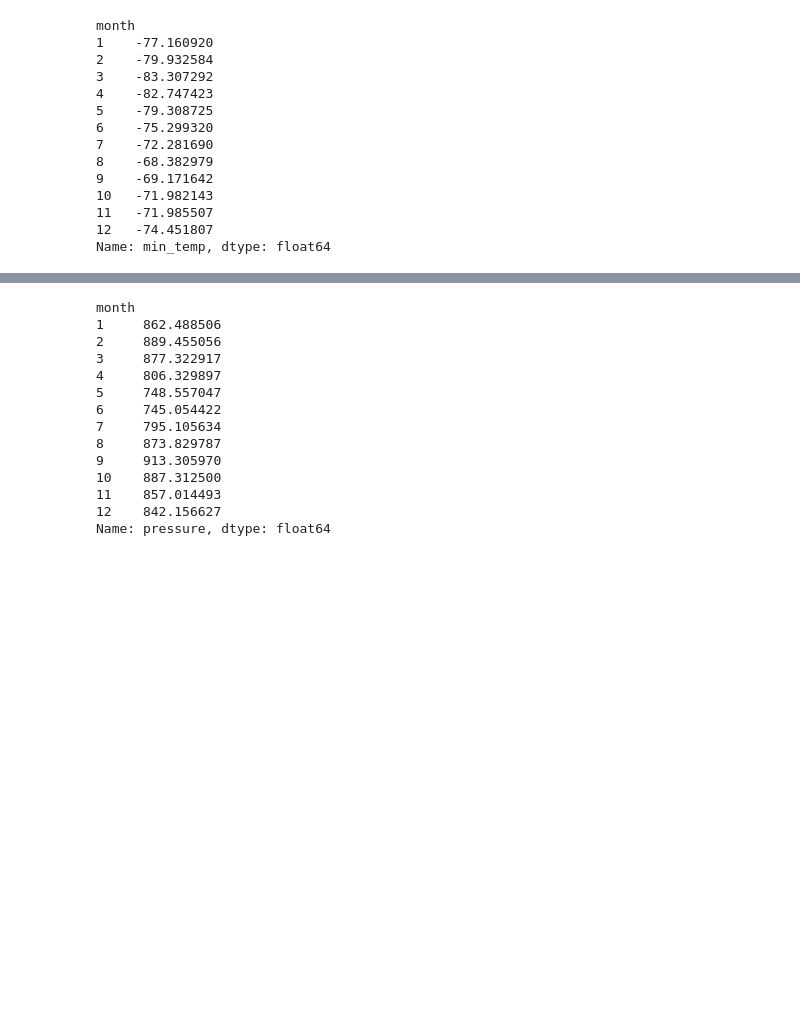
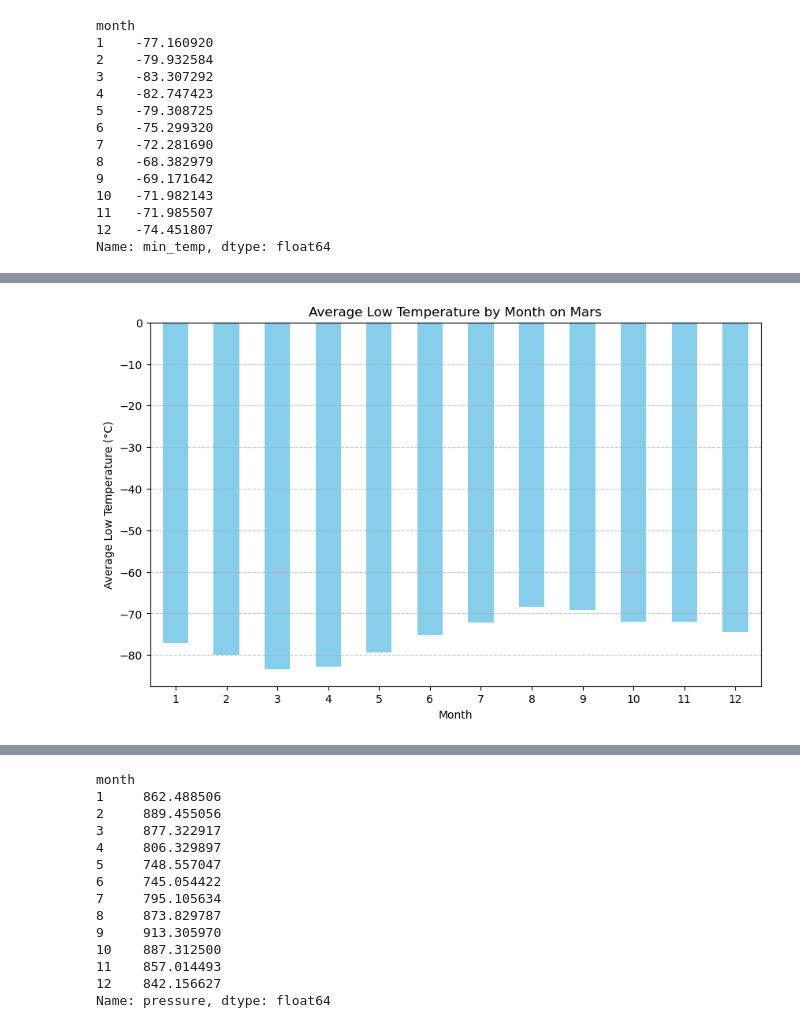
Before and after one commit to kristinaabramoff/mars_data_scraping_analysis, a Jupyter notebook: part_2_mars_weather.ipynb, the cells around one changed output, grey strips where cells are left out. Drawn from its saved outputs; the diff is of its cells as text; code cells hidden in the pictures; blank space fills up the shorter version.

```diff
--- a/part_2_mars_weather.ipynb
+++ b/part_2_mars_weather.ipynb
@@ -81,3 +81,4 @@ Assemble the scraped data into a Pandas DataFrame. The columns should have the s
 * `pressure`: The atmospheric pressure at Curiosity's location
 # %%
 # Create a Pandas DataFrame by using the list of rows and a list of the column names
+df= pd.read_html(url)
@@ -92,0 +85,4 @@ Assemble the scraped data into a Pandas DataFrame. The columns should have the s
+# %%
+# select first table and print dataframe
+mars_df = df[0]
+mars_df
@@ -111,0 +132,10 @@ dtype: object
+# %%
+# Change data types for data analysis
+# Convert 'sol' to integer type
+mars_df['sol'] = mars_df['sol'].astype(int)
+
+# Convert 'terrestrial_date' to datetime type
+mars_df['terrestrial_date'] = pd.to_datetime(mars_df['terrestrial_date'])
+
+# Display the updated data types in the specified format
+print(mars_df.dtypes)
@@ -157,7 +204,9 @@ Name: month, dtype: int64
 # %% [output]
 1867
 # %%
-# 3. What is the average low temperature by month?
+# Calculate the average low temperature for each month
+average_low = mars_df.groupby('month')['min_temp'].mean()
+average_low
 # %% [output]
 month
 1    -77.160920
@@ -179,0 +225,12 @@ Name: min_temp, dtype: float64
+# %%
+# Plot the average temperature by month
+plt.figure(figsize=(10, 6))
+average_low.plot(kind='bar', color='skyblue')
+plt.title('Average Low Temperature by Month on Mars')
+plt.xlabel('Month')
+plt.ylabel('Average Low Temperature (°C)')
+plt.xticks(rotation=0)
+plt.grid(axis='y', linestyle='--', alpha=0.7)
+plt.show()
+# %% [output]
+[figure, added]
```
Also changed, not shown: parts of 15 cells of this notebook.
